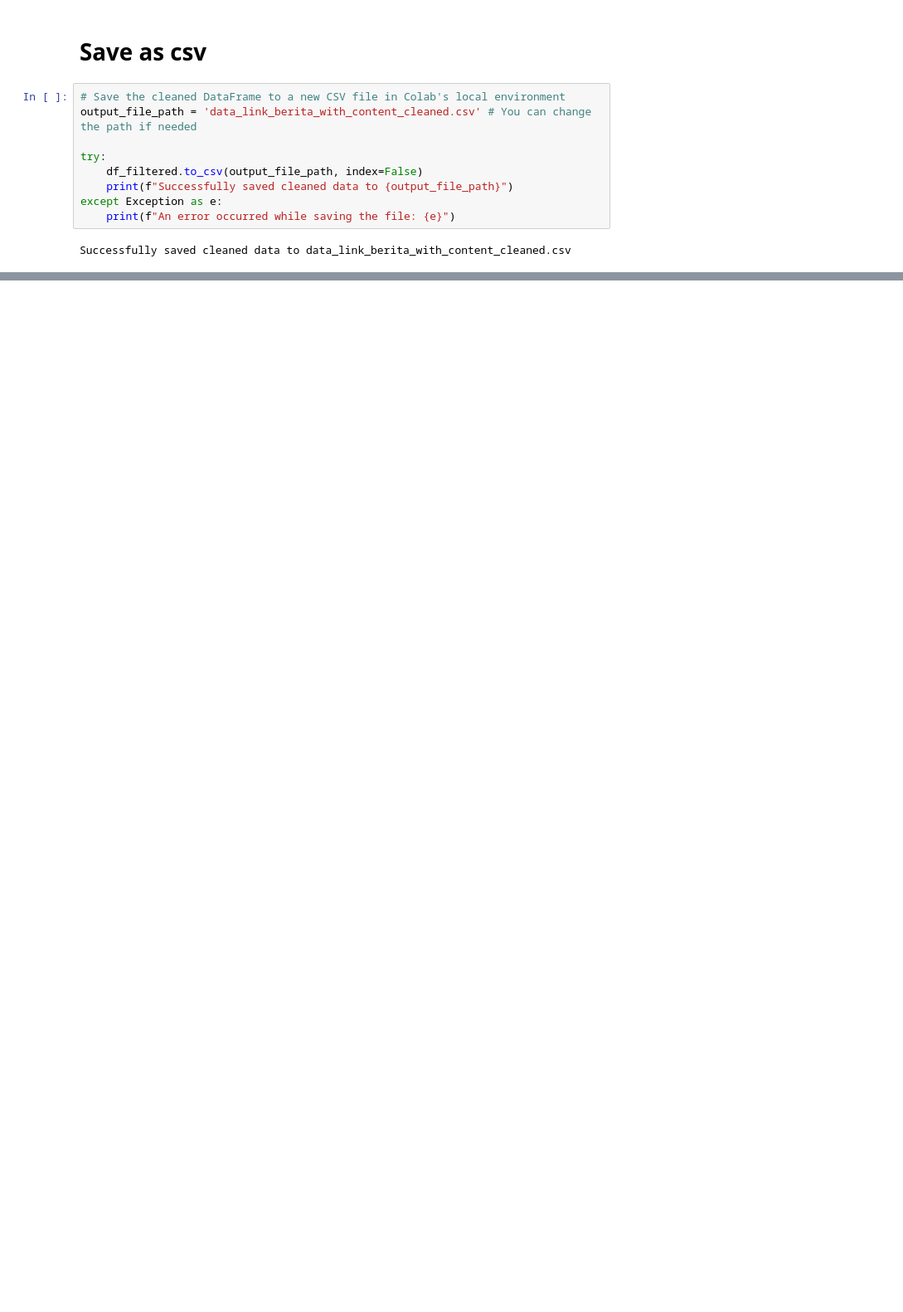
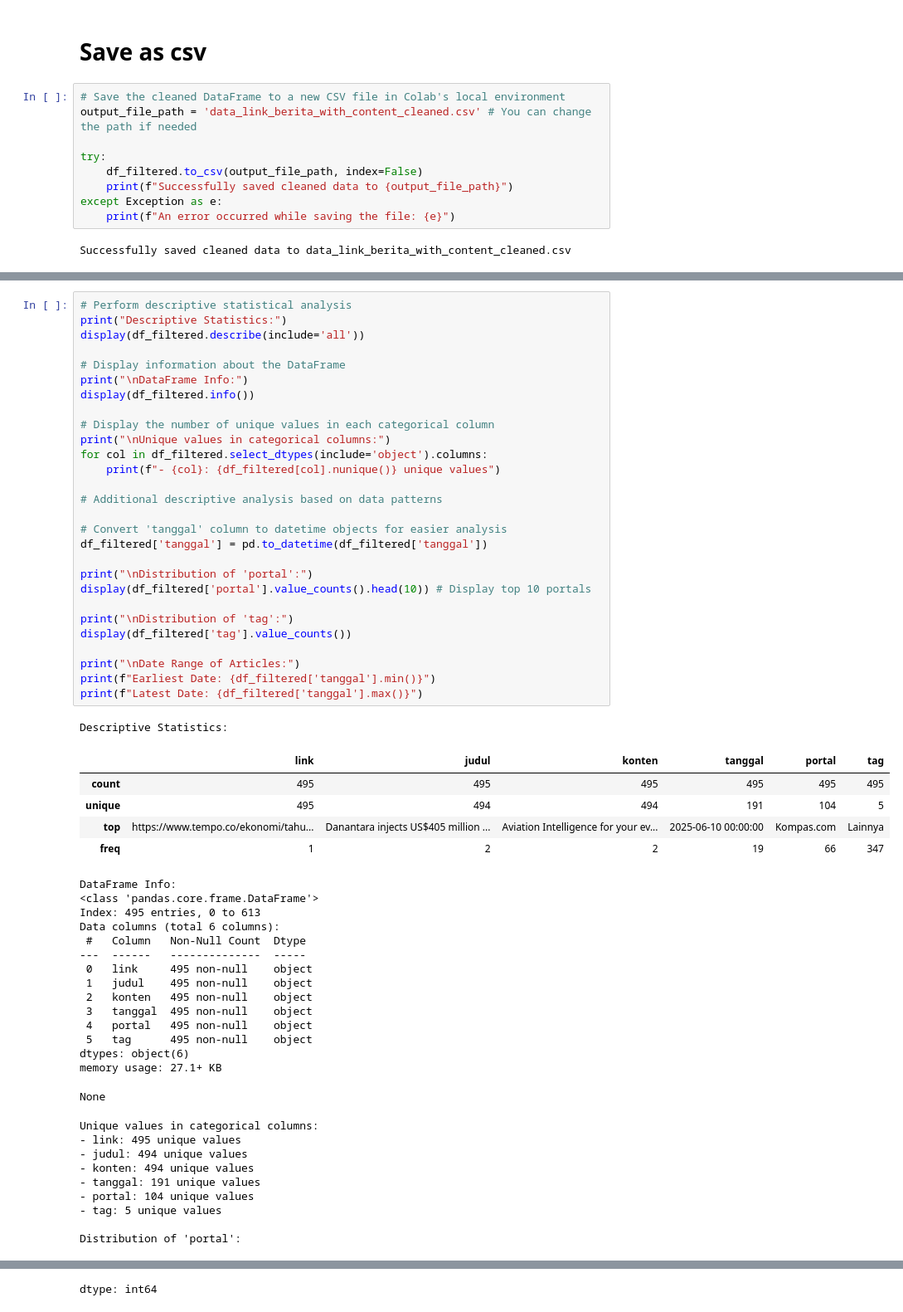
Before and after one commit to renaldoaluska/pbagasal2025-klp11-garuda, a Jupyter notebook: 2-Scrapping Garuda Indonesia News Article/3-Cleaning Garuda Indonesia News Content/Clean_Garuda_Indonesia_News_Content.ipynb, the cells around one changed output, grey strips where cells are left out. Shown at 83% size. Drawn from its saved outputs; the diff is of its cells as text; blank space fills up the shorter version.

```diff
--- a/2-Scrapping Garuda Indonesia News Article/3-Cleaning Garuda Indonesia News Content/Clean_Garuda_Indonesia_News_Content.ipynb
+++ b/2-Scrapping Garuda Indonesia News Article/3-Cleaning Garuda Indonesia News Content/Clean_Garuda_Indonesia_News_Content.ipynb
@@ -103,0 +133,59 @@ Successfully saved cleaned data to data_link_berita_with_content_cleaned.csv
+# %%
+# Perform descriptive statistical analysis
+print("Descriptive Statistics:")
+display(df_filtered.describe(include='all'))
+
+# Display information about the DataFrame
+print("\nDataFrame Info:")
+display(df_filtered.info())
+
+# Display the number of unique values in each categorical column
+print("\nUnique values in categorical columns:")
+for col in df_filtered.select_dtypes(include='object').columns:
+    print(f"- {col}: {df_filtered[col].nunique()} unique values")
+
+# Additional descriptive analysis based on data patterns
+
+# Convert 'tanggal' column to datetime objects for easier analysis
+df_filtered['tanggal'] = pd.to_datetime(df_filtered['tanggal'])
+
+print("\nDistribution of 'portal':")
+display(df_filtered['portal'].value_counts().head(10)) # Display top 10 portals
+
+print("\nDistribution of 'tag':")
+display(df_filtered['tag'].value_counts())
+
+print("\nDate Range of Articles:")
+print(f"Earliest Date: {df_filtered['tanggal'].min()}")
+print(f"Latest Date: {df_filtered['tanggal'].max()}")
+# %% [output]
+Descriptive Statistics:
+|  | link | judul | konten | tanggal | portal | tag |
+| count | 495 | 495 | 495 | 495 | 495 | 495 |
+| unique | 495 | 494 | 494 | 191 | 104 | 5 |
+| top | https://www.tempo.co/ekonomi/tahu... | Danantara injects US$405 million ... | Aviation Intelligence for your ev... | 2025-06-10 00:00:00 | Kompas.com | Lainnya |
+| freq | 1 | 2 | 2 | 19 | 66 | 347 |
+DataFrame Info:
+<class 'pandas.core.frame.DataFrame'>
+Index: 495 entries, 0 to 613
+Data columns (total 6 columns):
+ #   Column   Non-Null Count  Dtype
+---  ------   --------------  -----
+ 0   link     495 non-null    object
+ 1   judul    495 non-null    object
+ 2   konten   495 non-null    object
+ 3   tanggal  495 non-null    object
+ 4   portal   495 non-null    object
+ 5   tag      495 non-null    object
+dtypes: object(6)
+memory usage: 27.1+ KB
+None
+Unique values in categorical columns:
+- link: 495 unique values
+- judul: 494 unique values
+- konten: 494 unique values
+- tanggal: 191 unique values
+- portal: 104 unique values
+- tag: 5 unique values
+
+Distribution of 'portal':
@@ -103,0 +204 @@ Successfully saved cleaned data to data_link_berita_with_content_cleaned.csv
+dtype: int64
```
Also changed, not shown: parts of 5 cells of this notebook, 1 other file.
